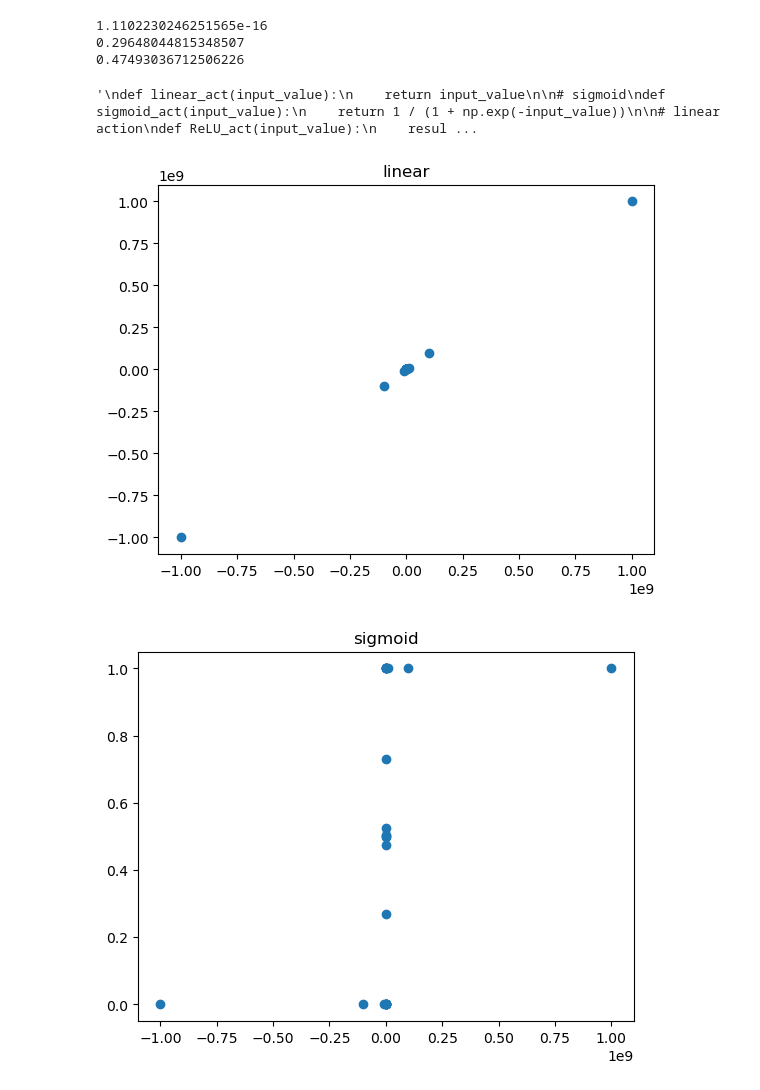
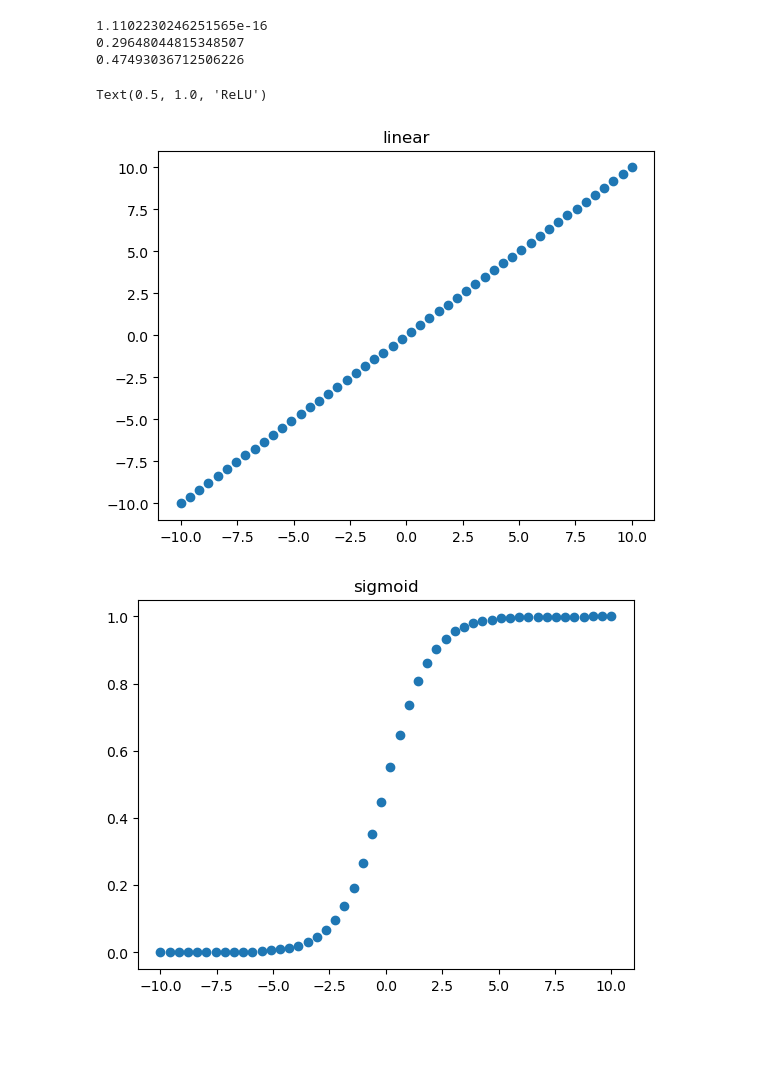
Before and after one commit to idchiang/cnn_from_scratch, a Jupyter notebook: playground.ipynb, the cells around one changed output. Drawn from its saved outputs; the diff is of its cells as text; code cells hidden in the pictures; blank space fills up the shorter version.

```diff
--- a/playground.ipynb
+++ b/playground.ipynb
@@ -24,49 +24,34 @@ print(loss_function.log_loss(y_true, y_pred2))
 
 import numpy as np
 import importlib
 import matplotlib.pyplot as plt
 from cnn_from_scratch import activation_function
 
 importlib.reload(activation_function)
 
 # test_x = [10**(i - 2) for i in range(12)]
 # test_x = np.array([-num for num in test_x[::-1]] + [0] + test_x)
 
-test_x = np.linspce(-1, 1)
+test_x = np.linspace(-10, 10)
 
 plt.figure()
 plt.scatter(test_x, activation_function.linear_act(test_x))
 # plt.xscale('log')
 # plt.yscale('log')
 plt.title('linear')
 
 plt.figure()
 plt.scatter(test_x, activation_function.sigmoid_act(test_x))
 # plt.xscale('log')
 # plt.yscale('log')
 plt.title('sigmoid')
 
 plt.figure()
 plt.scatter(test_x, activation_function.ReLU_act(test_x))
 # plt.xscale('log')
 # plt.yscale('log')
 plt.title('ReLU')
-
-"""
-def linear_act(input_value):
-    return input_value
-
-# sigmoid
-def sigmoid_act(input_value):
-    return 1 / (1 + np.exp(-input_value))
-
-# linear action
-def ReLU_act(input_value):
-    result = input_value.copy()
-    result[result <= 0] = 0
-    return result
-"""
 # %% [output]
-'\ndef linear_act(input_value):\n    return input_value\n\n# sigmoid\ndef sigmoid_act(input_value):\n    return 1 / (1 + np.exp(-input_value))\n\n# linear action\ndef ReLU_act(input_value):\n    resul ...
+Text(0.5, 1.0, 'ReLU')
-[figure, old version]
+[figure, new version]
-[figure, old version]
+[figure, new version]
```
Also changed, not shown: parts of 1 cell of this notebook, 1 other file.
